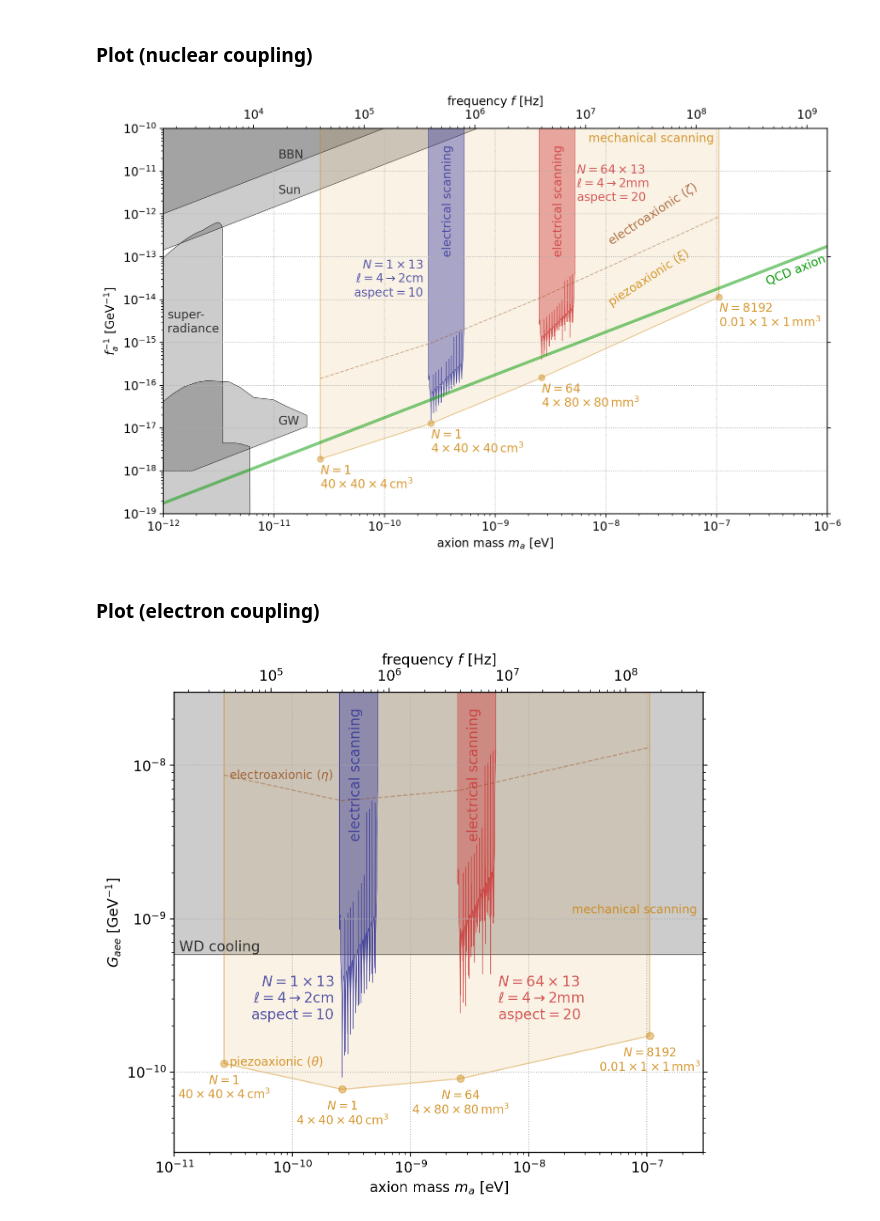
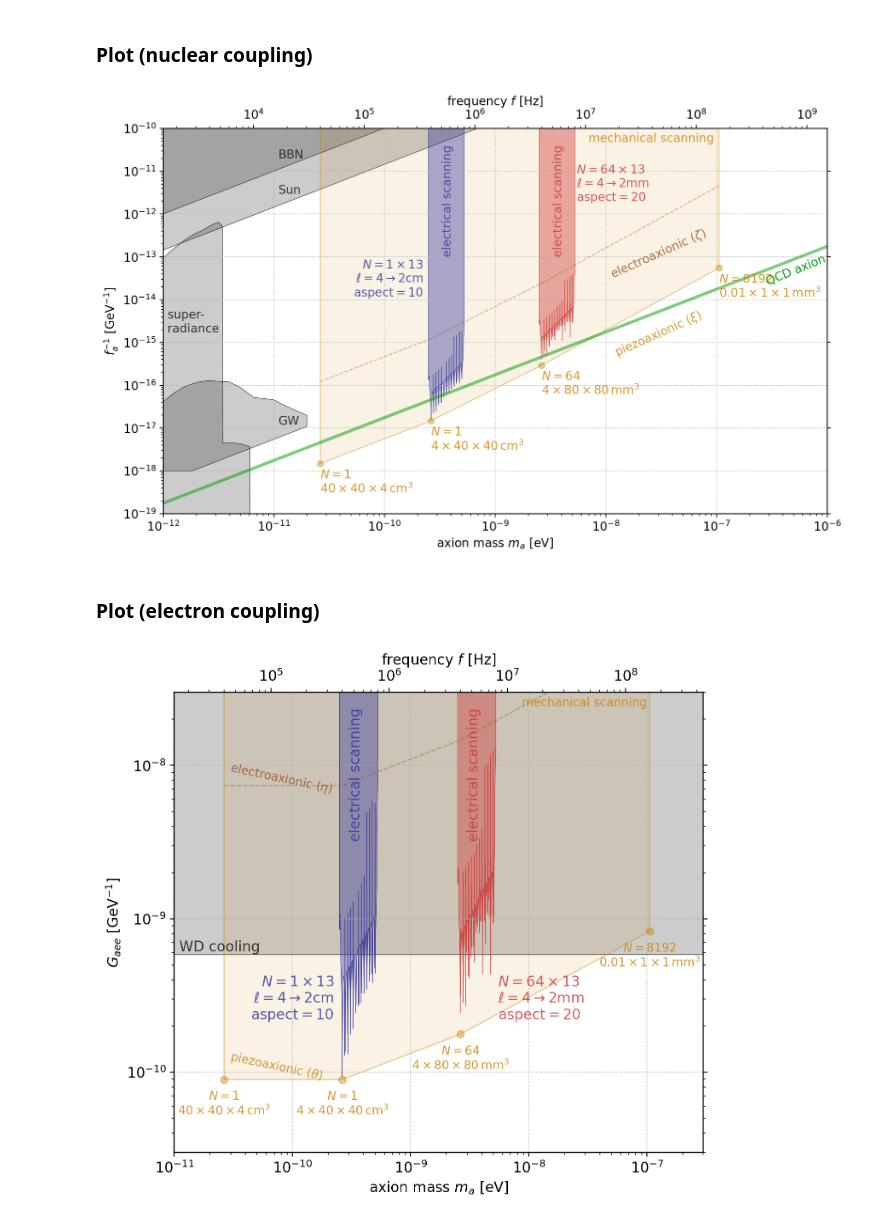
Before and after one commit to kenvantilburg/piezoaxionic-effect, a Jupyter notebook: code/sensitivity.ipynb, the cells around one changed output. Saved outputs shown, nothing was run; the diff lists cells and outputs as text; code cells hidden in the pictures.

```diff
--- a/code/sensitivity.ipynb
+++ b/code/sensitivity.ipynb
@@ -348,11 +348,11 @@ for i_l,l in enumerate(vec_l):
     L_1_fid = 1/(omega_0**2 * np.real(C_c))
     C_1_fid = np.real(C_c)
     C_1 = 0.1*C_1_fid;
-    L_1 = 1*L_1_fid * (1 - 1j * eps_L_1);
+    L_1 = 0.1*L_1_fid * (1 - 1j * eps_L_1);
     def fun_Z(omega_frac):
         return np.imag(fn_Z_total(omega_frac * omega_0,l,v,a,b,beta_11,k2,L_squid, R_squid, L_i, k_i, C_1, L_1, L_2, k_f, N_series,N_parallel))
     def fun_S(omega_frac):
-        return fn_S_theta(T,omega_frac * omega_0,l,v,a,b,h_11,c_11,beta_11,k2,L_squid, R_squid, L_i, k_i, C_1, L_1, L_2, k_f, S_flux_squid,
+        return fn_S_theta_opt(T,omega_frac * omega_0,l,v,a,b,h_11,c_11,beta_11,k2,L_squid, R_squid, L_i, k_i, C_1, L_1, L_2, k_f, eta,
                           T_2, mu_N, n_N, xi_11, zeta_11, P_nuc, N_series,N_parallel)
     def fun_S_bandwidth(omega_frac,omega_opt):
         return fun_S(omega_frac)/fun_S(omega_opt)-2
@@ -478,8 +478,8 @@ text_ultimate=[r'$N=1$'+'\n'+r'$40\times 40 \times 4 \, \mathrm{cm}^3$',r'$N=1$'
                r'$N=64$'+'\n'+r'$4 \times 80 \times 80 \, \mathrm{mm}^3$',r'$N=8192$'+'\n'+r'$0.01\times 1 \times 1 \, \mathrm{mm}^3$'];
 for i,m in enumerate(arr_sens_ultimate[:,0]):
     ax.text(m/eV,0.75*arr_sens_ultimate[i,1]/ThetaAxion/fn_fa(m),text_ultimate[i],color=(0.8,0.5,0,0.8),va='top')
-ax.text(1.0e-8,1.6e-13,r'electroaxionic ($\zeta$)',color=(0.6,0.3,0.1,0.8),va='bottom',ha='left',rotation=33)
-ax.text(1.0e-8,6e-15,r'piezoaxionic ($\xi$)',color=(0.8,0.5,0,0.8),va='bottom',ha='left',rotation=33)
+ax.text(3.0e-8,5e-13,r'electroaxionic ($\zeta$)',color=(0.6,0.3,0.1,0.8),va='top',ha='center',rotation=24)
+ax.text(3.0e-8,6e-15,r'piezoaxionic ($\xi$)',color=(0.8,0.5,0,0.8),va='top',ha='center',rotation=24)
 ax.text(np.sqrt(2)*arr_sens_ultimate[1,0]/eV,1e-13,'electrical scanning',color=(0.2,0.2,0.6,0.8),rotation=90,va='bottom',ha='center')
 ax.text(np.sqrt(2)*arr_sens_ultimate[2,0]/eV,1e-13,'electrical scanning',color=(0.8,0.2,0.2,0.8),rotation=90,va='bottom',ha='center')
 ax.text(0.85*arr_sens_ultimate[1,0]/eV,3e-14,r'$N=1\times 13$'+'\n'+r'$\ell = \mathrm{4\rightarrow2 cm}$'+'\n'+r'$\mathrm{aspect} = 10$',color=(0.2,0.2,0.6,0.8),va='center',ha='right')
@@ -493,7 +493,7 @@ ax.text(1.1e-11,1.2e-17,'GW',color=(0.2,0.2,0.2),ha='left');
 ax.text(2.7e-7,2.2e-14,'QCD axion',color=(0,0.6,0,1),rotation=22);
 #ax.legend(loc='lower right');
 # %% [output]
-[figure, old version]
+[figure, new version]
 # %%
 fig.savefig(dir_fig+'sensitivity_QCD.pdf', bbox_inches='tight', pad_inches = 0)
 # %% [markdown]
@@ -514,36 +514,36 @@ ticks_top_minor = np.outer(10**(np.arange(0.0,10)),np.arange(1.,10.,1.)).flatten
 ticks_top_minor = ticks_top_minor[(ax_top.get_xlim()[0] < ticks_top_minor) & (ticks_top_minor < ax_top.get_xlim()[1])]
 ticks_top_major = 10**(np.arange(5,9)) * Hz / eV
 ax.set_yticks(ticks_left_minor,minor=True); ax.set_yticks(ticks_left_major);
 ax_top.set_xticks([],minor=True); ax_top.set_xticks(ticks_top_minor,minor=True); ax_top.set_xticklabels([],minor=True)
 ax_top.set_xticks(ticks_top_major,minor=False); ax_top.set_xticklabels(['$10^5$','$10^6$','$10^7$','$10^8$'],minor=False);
 ax.grid(ls='dotted')
 
 ax.fill_between([1e-12,1e-6],3e-13/MElectron*GeV,1,edgecolor=(0,0,0,0.8),facecolor=(0,0,0,0.2),lw=0.5)
 
 ax.fill_between(arr_sens_ultimate[:,0]/eV,arr_sens_ultimate_G_aee[:,1],1,
        ls='solid',lw=1,facecolor=(0.8,0.5,0,0.1),edgecolor=(0.8,0.5,0,0.4))
 ax.plot(arr_sens_ultimate[:,0]/eV,arr_sens_ultimate_G_aee[:,2],
        ls='dashed',lw=1,color=(0.6,0.3,0.1,0.4))
 ax.plot(arr_sens_ultimate[:,0]/eV,arr_sens_ultimate_G_aee[:,1],
        ls='none',lw=0,color=(0.8,0.5,0,0.4),marker='.',markersize=12)
 
 ax.fill_between(arr_comb_hypo_4cm_xylo[:,0]/eV,arr_comb_hypo_4cm_xylo_G_aee[:,1],1,
                 lw=0.5,ls='solid',edgecolor=(0.2,0.2,0.6,0.8),facecolor=(0.2,0.2,0.6,0.4),label=r'$\mathrm{2cm - 4cm}$, $N = 1$, 10$\,$yr/octave');
 ax.fill_between(arr_comb_hypo_4mm_xylo[:,0]/eV,arr_comb_hypo_4mm_xylo_G_aee[:,1],1,
                 lw=0.5,ls='solid',edgecolor=(0.8,0.2,0.2,0.8),facecolor=(0.8,0.2,0.2,0.4),label=r'$\mathrm{2mm - 4mm}$, $N = 256$, 10$\,$yr/octave');
 text_ultimate=[r'$N=1$'+'\n'+r'$40\times 40 \times 4 \, \mathrm{cm}^3$',r'$N=1$'+'\n'+r'$4\times 40 \times 40 \, \mathrm{cm}^3$',
                r'$N=64$'+'\n'+r'$4 \times 80 \times 80 \, \mathrm{mm}^3$',r'$N=8192$'+'\n'+r'$0.01\times 1 \times 1 \, \mathrm{mm}^3$'];
 for i,m in enumerate(arr_sens_ultimate_G_aee[:,0]):
     ax.text(m/eV,0.85*arr_sens_ultimate_G_aee[i,1],text_ultimate[i],color=(0.8,0.5,0,0.8),fontsize=10,va='top',ha='center')
-ax.text(2.9e-11,0.78e-8,r'electroaxionic ($\eta$)',fontsize=10,color=(0.6,0.3,0.1,0.8),va='bottom',ha='left',rotation=0);
-ax.text(2.9e-11,1.05e-10,r'piezoaxionic ($\theta$)',fontsize=10,color=(0.8,0.5,0,0.8),va='bottom',ha='left',rotation=0)
+ax.text(2.9e-11,0.63e-8,r'electroaxionic ($\eta$)',fontsize=10,color=(0.6,0.3,0.1,0.8),va='bottom',ha='left',rotation=-12);
+ax.text(2.9e-11,0.85e-10,r'piezoaxionic ($\theta$)',fontsize=10,color=(0.8,0.5,0,0.8),va='bottom',ha='left',rotation=-12)
 ax.text(1.3*arr_sens_ultimate_G_aee[1,0]/eV,3.2e-9,'electrical scanning',color=(0.2,0.2,0.6,0.8),rotation=90,va='bottom',ha='center')
 ax.text(1.3*arr_sens_ultimate_G_aee[2,0]/eV,3.2e-9,'electrical scanning',color=(0.8,0.2,0.2,0.8),rotation=90,va='bottom',ha='center')
 ax.text(0.85*arr_sens_ultimate[1,0]/eV,3e-10,r'$N=1\times 13$'+'\n'+r'$\ell = \mathrm{4\rightarrow2 cm}$'+'\n'+r'$\mathrm{aspect} = 10$',color=(0.2,0.2,0.6,0.8),va='center',ha='right')
 ax.text(2.075*arr_sens_ultimate[2,0]/eV,3e-10,r'$N=64\times 13$'+'\n'+r'$\ell = \mathrm{4\rightarrow2 mm}$'+'\n'+r'$\mathrm{aspect} = 20$',color=(0.8,0.2,0.2,0.8),va='center',ha='left')
-ax.text(2.3e-8,1.05e-9,'mechanical scanning',fontsize=10,color=(0.8,0.5,0,0.8),va='bottom',ha='left')
+ax.text(1e-7,2.8e-8,'mechanical scanning',fontsize=10,color=(0.8,0.5,0,0.8),va='top',ha='right')
 ax.text(1.1e-11,1.05*3e-13/MElectron*GeV,'WD cooling',color=(0.2,0.2,0.2),ha='left');
 # %% [output]
-[figure, old version]
+[figure, new version]
 # %%
 fig.savefig(dir_fig+'sensitivity_G_aee.pdf', bbox_inches='tight', pad_inches = 0)
```
Also changed, not shown: parts of 1 cell of this notebook, 15 other files.
